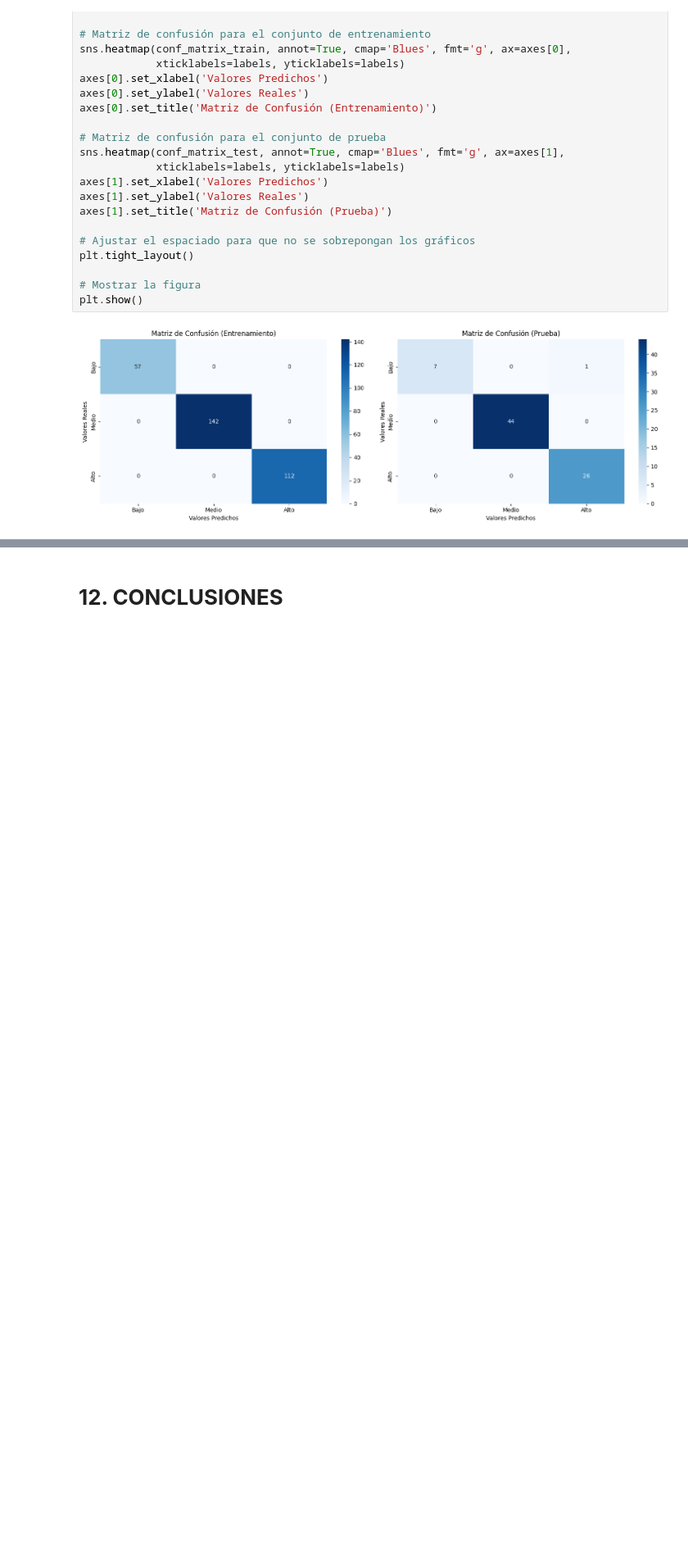
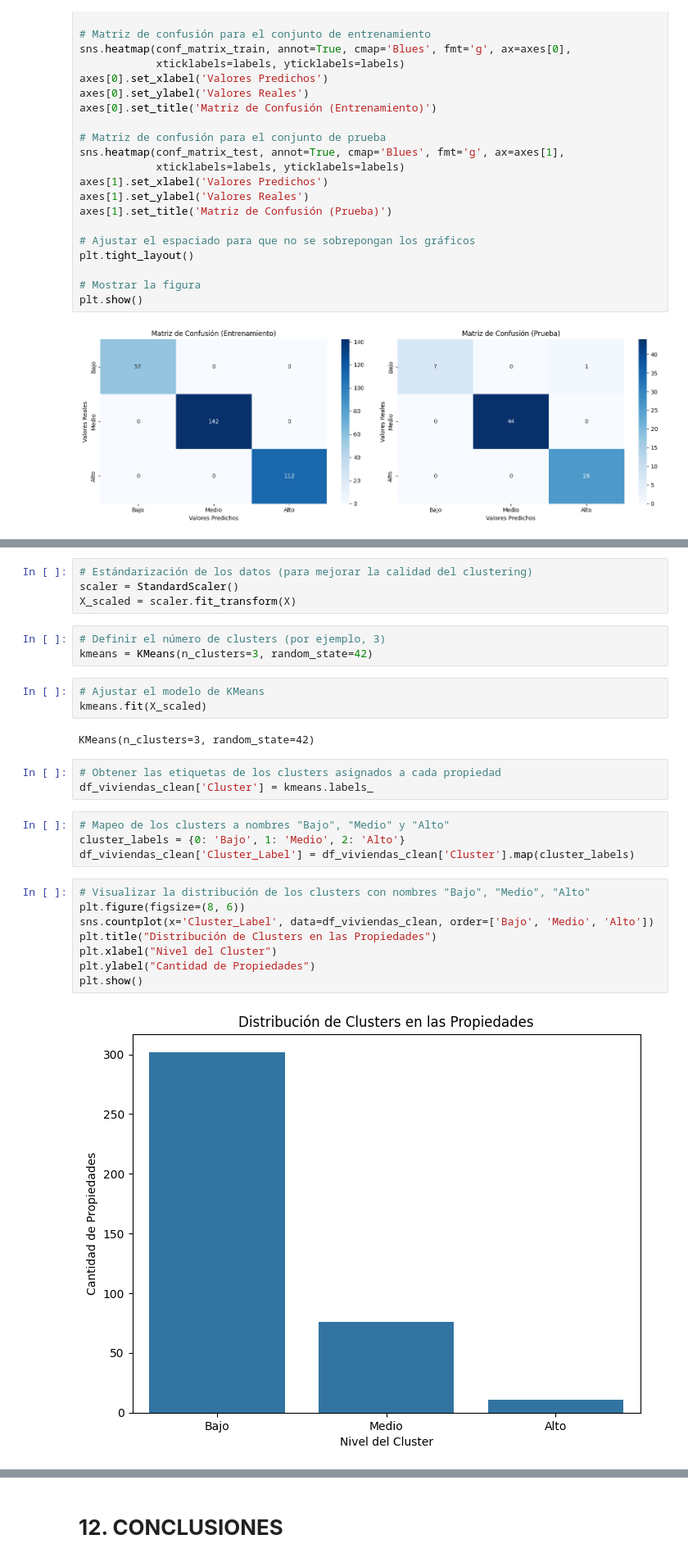
Before and after one commit to JoelByron/AI_Camp_TalentoTech, a Jupyter notebook: project/Real_Estate_Value_Classification_Project.ipynb, the cells around one changed output, grey strips where cells are left out. Shown at 82% size. Saved outputs shown, nothing was run; the diff lists cells and outputs as text; blank space fills up the shorter version.

```diff
--- a/project/Real_Estate_Value_Classification_Project.ipynb
+++ b/project/Real_Estate_Value_Classification_Project.ipynb
@@ -447,0 +491,29 @@ plt.show()
+# %%
+# Estándarización de los datos (para mejorar la calidad del clustering)
+scaler = StandardScaler()
+X_scaled = scaler.fit_transform(X)
+# %%
+# Definir el número de clusters (por ejemplo, 3)
+kmeans = KMeans(n_clusters=3, random_state=42)
+# %%
+# Ajustar el modelo de KMeans
+kmeans.fit(X_scaled)
+# %% [output]
+KMeans(n_clusters=3, random_state=42)
+# %%
+# Obtener las etiquetas de los clusters asignados a cada propiedad
+df_viviendas_clean['Cluster'] = kmeans.labels_
+# %%
+# Mapeo de los clusters a nombres "Bajo", "Medio" y "Alto"
+cluster_labels = {0: 'Bajo', 1: 'Medio', 2: 'Alto'}
+df_viviendas_clean['Cluster_Label'] = df_viviendas_clean['Cluster'].map(cluster_labels)
+# %%
+# Visualizar la distribución de los clusters con nombres "Bajo", "Medio", "Alto"
+plt.figure(figsize=(8, 6))
+sns.countplot(x='Cluster_Label', data=df_viviendas_clean, order=['Bajo', 'Medio', 'Alto'])
+plt.title("Distribución de Clusters en las Propiedades")
+plt.xlabel("Nivel del Cluster")
+plt.ylabel("Cantidad de Propiedades")
+plt.show()
+# %% [output]
+[figure, added]
```
Also changed, not shown: parts of 37 cells of this notebook.
